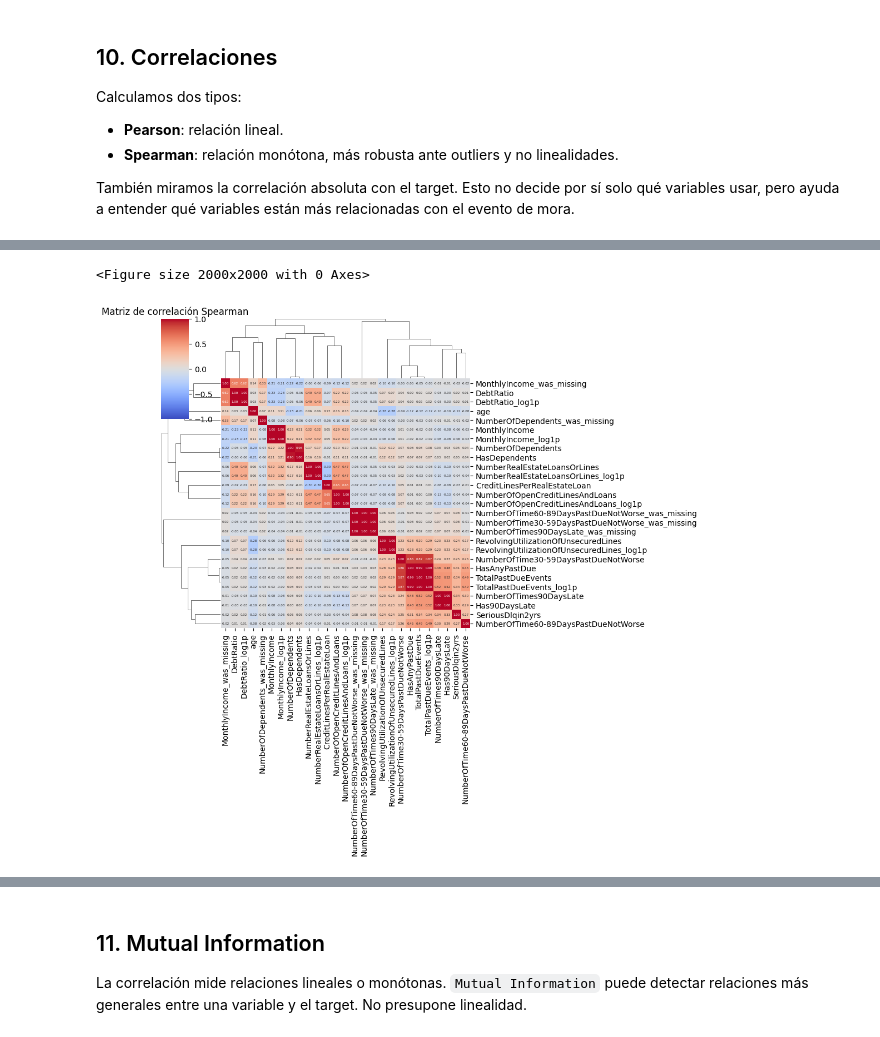
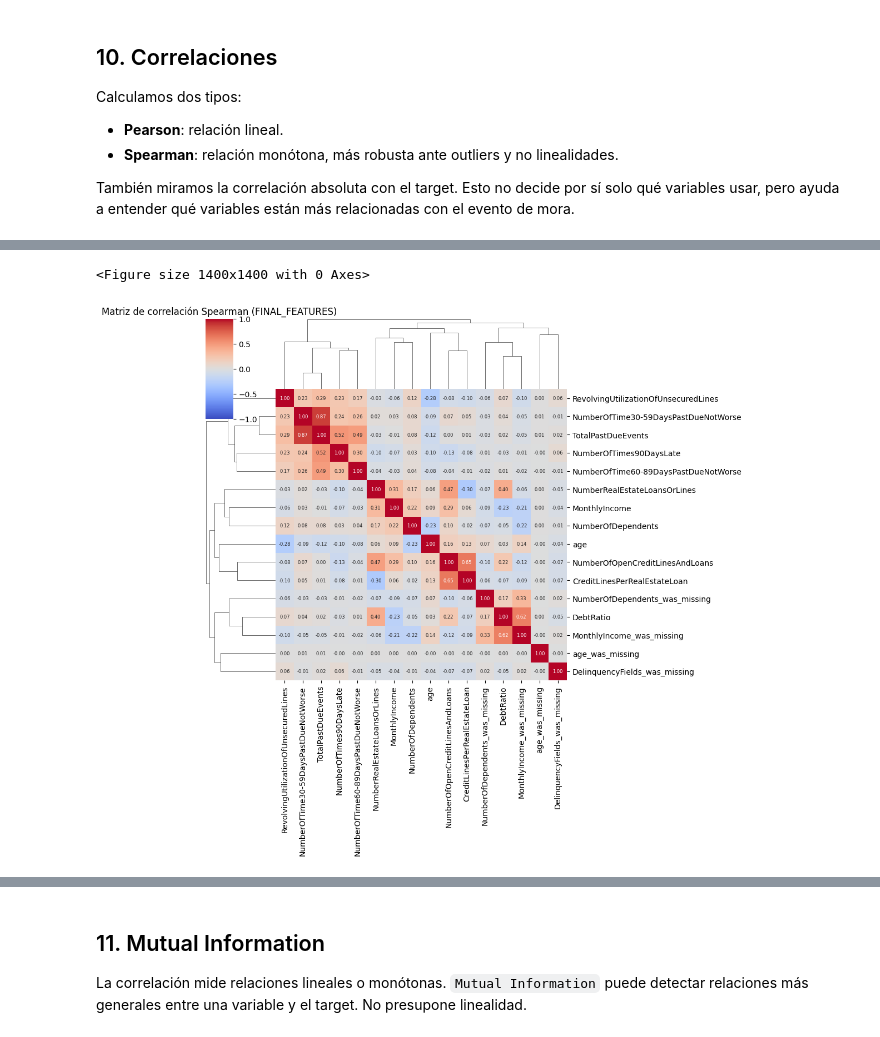
Before and after one commit to mirdbg/Credit_XAI, a Jupyter notebook: 01_EDA_Preprocesado.ipynb, the cells around one changed output, grey strips where cells are left out. Drawn from its saved outputs; the diff is of its cells as text; code cells hidden in the pictures.

```diff
--- a/01_EDA_Preprocesado.ipynb
+++ b/01_EDA_Preprocesado.ipynb
@@ -426,0 +429,10 @@ describe_numeric(raw_train[cols])
+# %%
+# age == 0 es un error de captura conocido en este dataset, no una edad real.
+# Lo tratamos como missing (igual que hicimos con los códigos 98/96) para que
+# el imputador KNN lo rellene usando clientes similares, en vez de dejar un
+# valor imposible que distorsionaría distancias, clipping y el modelo.
+print("Filas con age == 0 en construcción:", (raw_train["age"] == 0).sum())
+print("Filas con age == 0 en producción:", (raw_prod["age"] == 0).sum())
+
+for df in [raw_train, raw_prod]:
+    df.loc[df["age"] == 0, "age"] = np.nan
@@ -1367,23 +1450,0 @@ target_corr.sort_values("abs_spearman", ascending=False).head(20)
-# %%
-# Heatmap de correlación Spearman
-plot_cols = train_fe.columns
-
-corr = train_fe[plot_cols].corr(method="spearman")
-
-plt.figure(figsize=(20, 20))
-
-sns.clustermap(
-    corr,
-    annot=True,      # Escribe el número
-    fmt=".2f",       # Dos decimales
-    cmap="coolwarm",
-    vmin=-1,
-    vmax=1,
-    annot_kws={"size": 4}
-)
-
-plt.title("Matriz de correlación Spearman")
-plt.show()
-# %% [output]
-<Figure size 2000x2000 with 0 Axes>
-[figure, removed]
@@ -1408,0 +1451,27 @@ high_corr
+# %%
+# Heatmap de correlación Spearman
+# IMPORTANTE: usamos FINAL_FEATURES (las 16 variables que realmente entran
+# al modelo), NO todas las columnas de train_fe. Así el mapa que veis aquí
+# es coherente con lo que se usará en la Práctica 2: ya no aparecerán los
+# pares _log1p ni los indicadores binarios que decidimos descartar arriba.
+plot_cols = FINAL_FEATURES
+
+corr = train_fe[plot_cols].corr(method="spearman")
+
+plt.figure(figsize=(14, 14))
+
+sns.clustermap(
+    corr,
+    annot=True,      # Escribe el número
+    fmt=".2f",       # Dos decimales
+    cmap="coolwarm",
+    vmin=-1,
+    vmax=1,
+    annot_kws={"size": 6}
+)
+
+plt.title("Matriz de correlación Spearman (FINAL_FEATURES)")
+plt.show()
+# %% [output]
+<Figure size 1400x1400 with 0 Axes>
+[figure, added]
```
Also changed, not shown: parts of 31 cells of this notebook.
